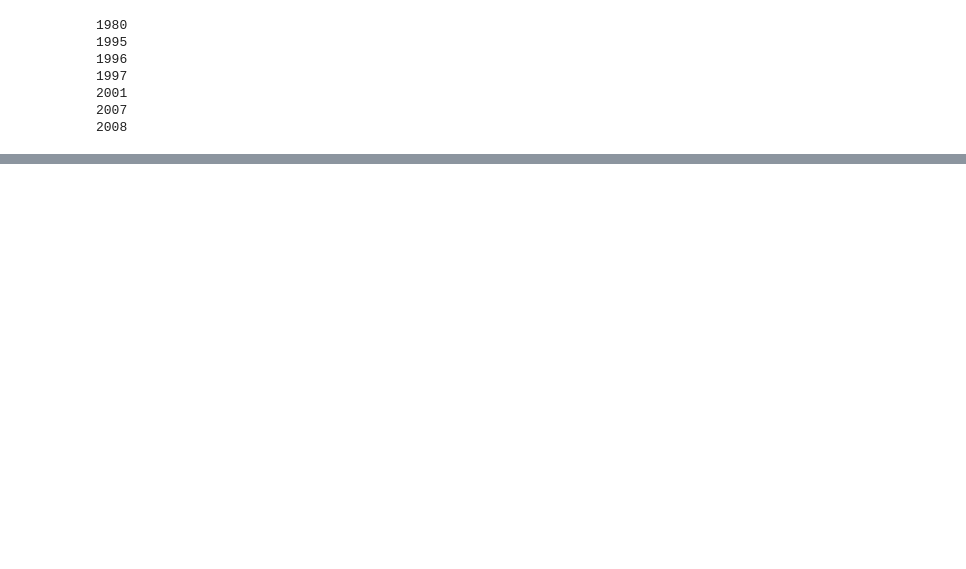
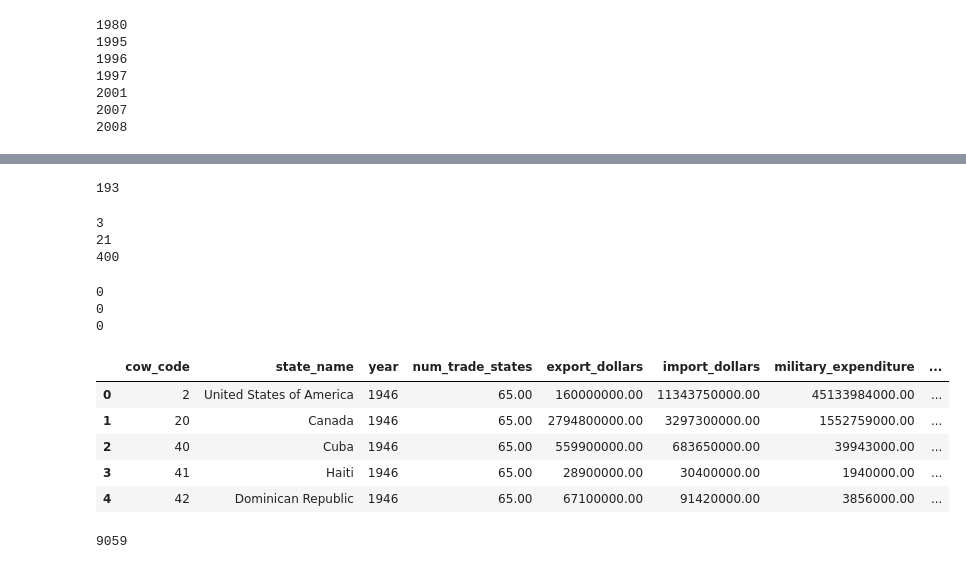
Before and after one commit to cyaris/international_armed_conflict, a Jupyter notebook: COW Master DataFrame Imputations | Data Clean.ipynb, the cells around one changed output, grey strips where cells are left out. Drawn from its saved outputs; the diff is of its cells as text; code cells hidden in the pictures; blank space fills up the shorter version.

```diff
--- a/COW Master DataFrame Imputations | Data Clean.ipynb
+++ b/COW Master DataFrame Imputations | Data Clean.ipynb
@@ -123,7 +155,8 @@ msno.matrix(df.drop(['cow_code', 'state_name', 'year', 'num_alliances',
 # %%
 column_list = ['num_trade_states', 'prim_energy_consumption',
                'total_pop', 'cinc_score', 'military_personnel',
-               'export_dollars', 'import_dollars', 'military_expenditure']
+               'export_dollars', 'import_dollars',
+               'military_expenditure', 'mtco2']
 quad_list = ['export_dollars', 'import_dollars', 'military_expenditure']
 # %%
 for c_code in df['cow_code'].unique():
@@ -139,10 +172,15 @@ for c_code in df['cow_code'].unique():
         if str(data_list).count('nan') <= len(data_list) - 1:
             df.loc[df['cow_code'] == c_code, column] = df[df['cow_code'] == c_code][column].bfill()
             df.loc[df['cow_code'] == c_code, column] = df[df['cow_code'] == c_code][column].ffill()
+# %%
+len(df[df['mtco2'] <= 0])
+# %% [output]
+193
 # %%
 df.loc[df['export_dollars'] <= 0, 'export_dollars'] = None
 df.loc[df['import_dollars'] <= 0, 'import_dollars'] = None
 df.loc[df['military_expenditure'] <= 0, 'military_expenditure'] = None
+df.loc[df['military_expenditure'] <= 0, 'military_expenditure'] = None
 # %%
 for c_code in df['cow_code'].unique():
     for column in column_list:
@@ -154,3 +192,22 @@ for c_code in df['cow_code'].unique():
 df.loc[df['export_dollars'] <= 0, 'export_dollars'] = 0
 df.loc[df['import_dollars'] <= 0, 'import_dollars'] = 0
 df.loc[df['military_expenditure'] <= 0, 'military_expenditure'] = 0
+# %%
+print(len(df[df['export_dollars'].isnull()]))
+print(len(df[df['import_dollars'].isnull()]))
+print(len(df[df['military_expenditure'].isnull()]))
+# %% [output]
+3
+21
+400
+# %%
+df = deepcopy(df[df['import_dollars'].isnull() == False])
+df.loc[df['military_expenditure'].isnull(), 'military_expenditure'] = 0
+# %%
+print(len(df[df['export_dollars'].isnull()]))
+print(len(df[df['import_dollars'].isnull()]))
+print(len(df[df['military_expenditure'].isnull()]))
+# %% [output]
+0
+0
+0
@@ -156,0 +227,9 @@ df.loc[df['military_expenditure'] <= 0, 'military_expenditure'] = 0
+# %%
+df.head()
+# %% [output]
+|  | cow_code | state_name | year | num_trade_states | export_dollars | import_dollars | military_expenditure | ... |
+| 0 | 2 | United States of America | 1946 | 65.00 | 160000000.00 | 11343750000.00 | 45133984000.00 | ... |
+| 1 | 20 | Canada | 1946 | 65.00 | 2794800000.00 | 3297300000.00 | 1552759000.00 | ... |
+| 2 | 40 | Cuba | 1946 | 65.00 | 559900000.00 | 683650000.00 | 39943000.00 | ... |
+| 3 | 41 | Haiti | 1946 | 65.00 | 28900000.00 | 30400000.00 | 1940000.00 | ... |
+| 4 | 42 | Dominican Republic | 1946 | 65.00 | 67100000.00 | 91420000.00 | 3856000.00 | ... |
@@ -156,0 +252,4 @@ df.loc[df['military_expenditure'] <= 0, 'military_expenditure'] = 0
+# %%
+len(df)
+# %% [output]
+9059
```
Also changed, not shown: parts of 32 cells of this notebook, 16 other files.
